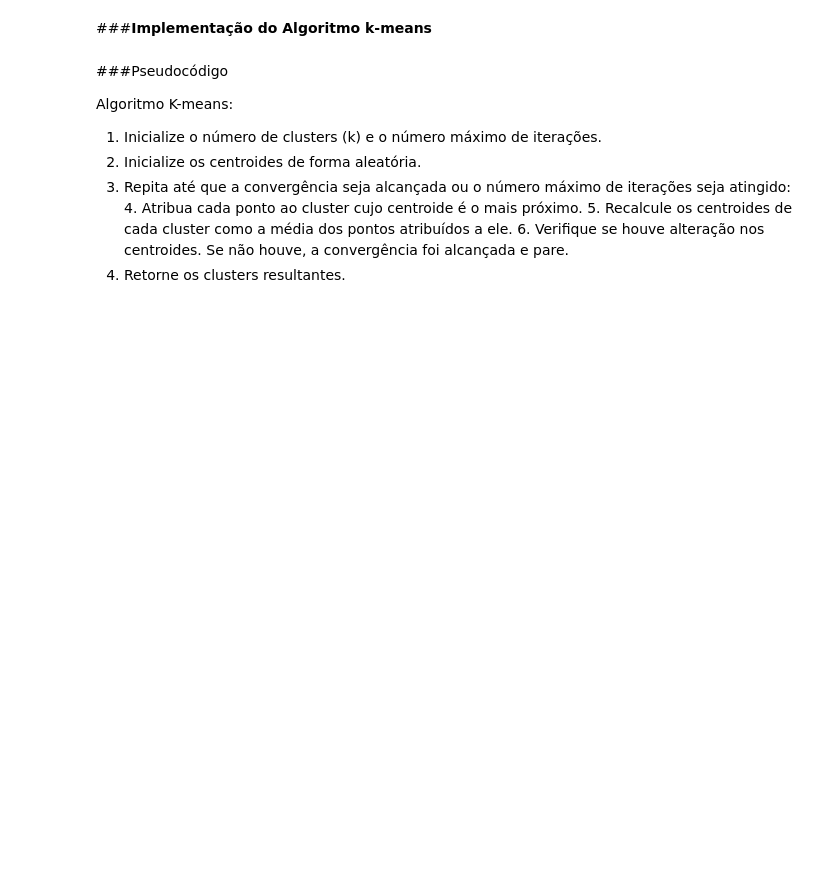
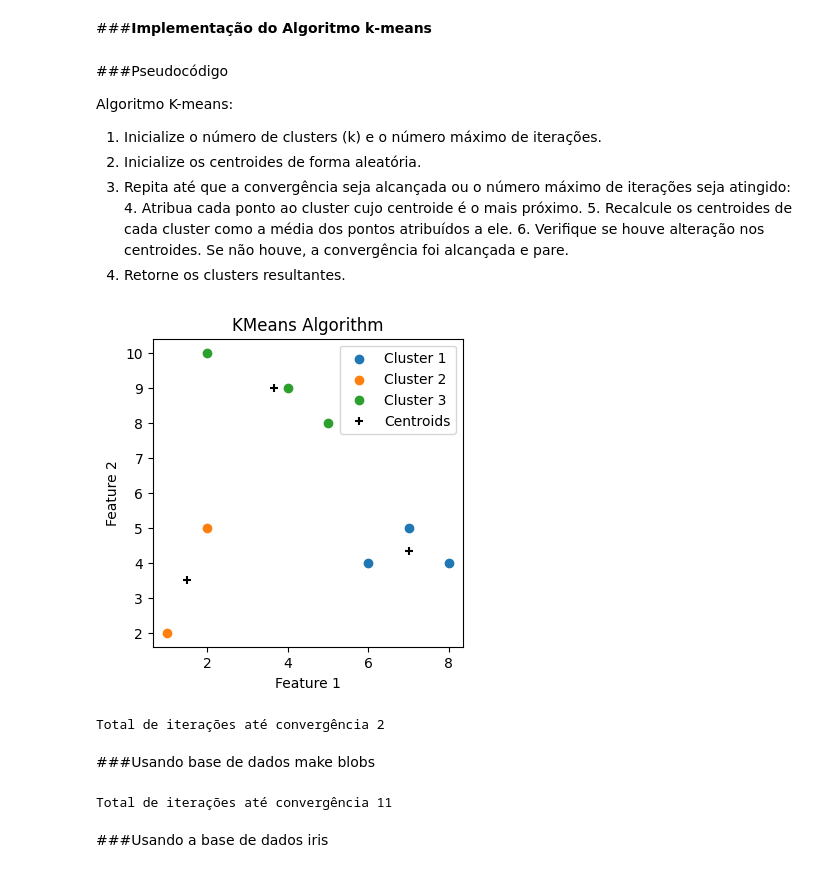
Before and after one commit to Fabkres/ArtificialIntelligence, a Jupyter notebook: KMeans.ipynb, the cells around one changed output. Drawn from its saved outputs; the diff is of its cells as text; code cells hidden in the pictures; blank space fills up the shorter version.

```diff
--- a/KMeans.ipynb
+++ b/KMeans.ipynb
@@ -105 +112,34 @@ class KMeans:
+# %%
+X=[[2, 10], [2, 5], [8, 4],[5, 8], [7,5],[6, 4], [1,2],[4,9]]
+
+# Exemplo de uso
+# X = [
+#     [1, 2],
+#     [2, 1],
+#     [10, 12],
+#     [12, 10],
+#     [20, 25],
+#     [22, 23]
+# ]
+
+kmeans = KMeans(3, init_centroids_kpp=True)
+kmeans.fit(X)
+# %% [output]
+[figure, added]
+Total de iterações até convergência 2
+# %% [markdown]
+###Usando base de dados make blobs
+# %%
+from sklearn.datasets import make_blobs
+
+
+X, _= make_blobs(n_samples=500, centers=3, n_features=2, random_state=20)
+
+
+kmeans = KMeans(4, 1000, init_centroids_kpp = True, plotar_grafico=False)
+kmeans.fit(X)
+# %% [output]
+Total de iterações até convergência 11
+# %% [markdown]
+###Usando a base de dados iris
 # %%
```
Also changed, not shown: parts of 7 cells of this notebook.
